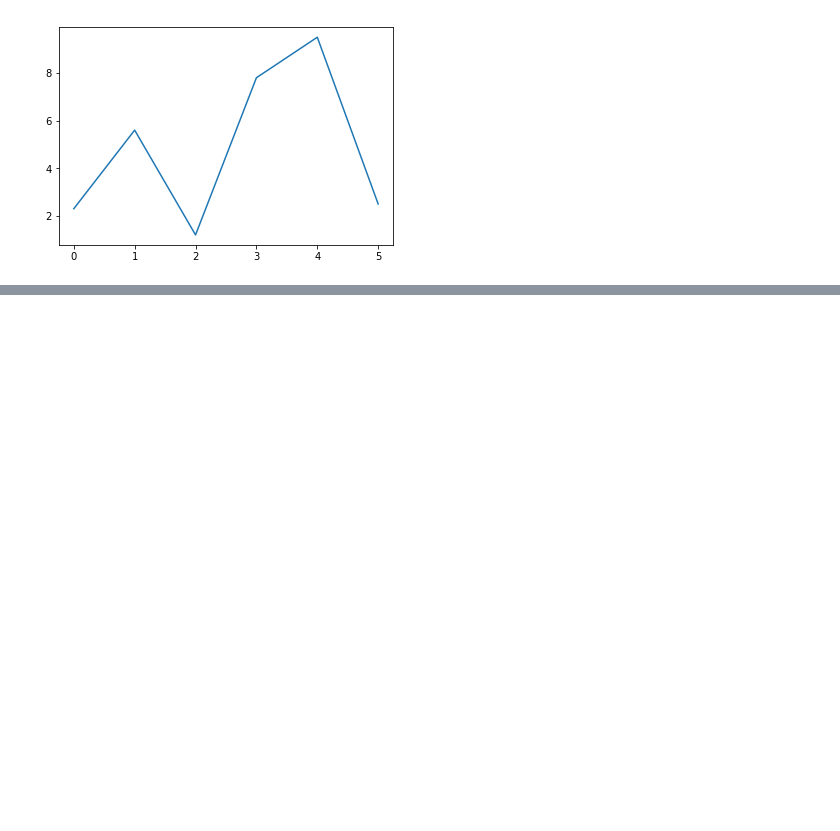
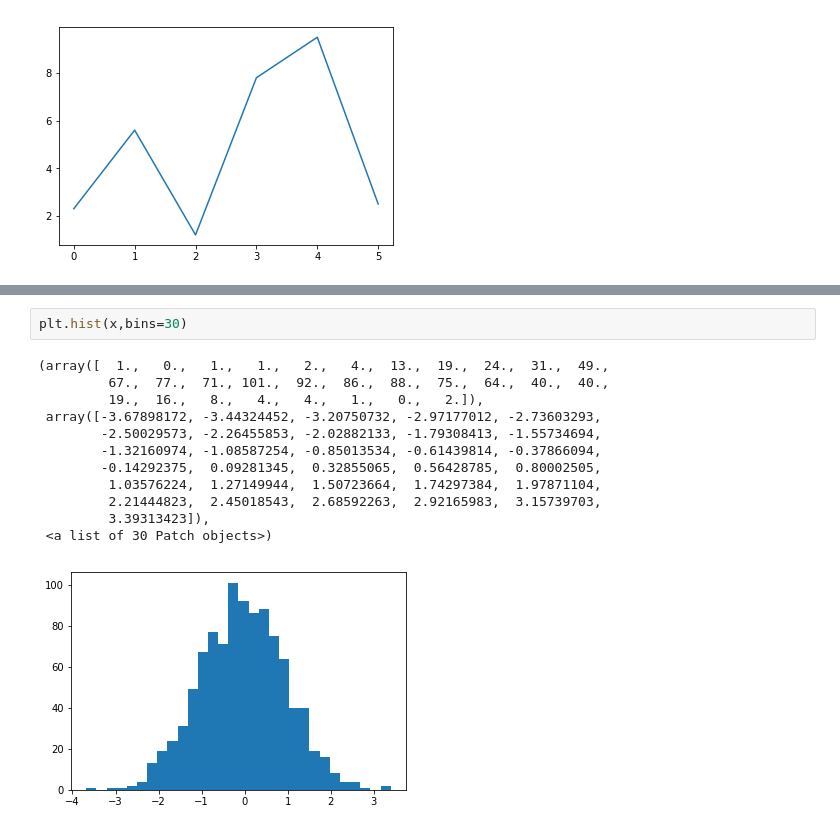
Before and after one commit to hstrey/SchoolNova-Computer-Science, a Jupyter notebook: IT201/getting started with numpy.ipynb, the cells around one changed output, grey strips where cells are left out. Saved outputs shown, nothing was run; the diff lists cells and outputs as text; blank space fills up the shorter version.

```diff
--- a/IT201/getting started with numpy.ipynb
+++ b/IT201/getting started with numpy.ipynb
@@ -72,0 +117,15 @@ plt.plot(t,y)
+# %%
+plt.hist(x,bins=30)
+# %% [output]
+(array([  1.,   0.,   1.,   1.,   2.,   4.,  13.,  19.,  24.,  31.,  49.,
+         67.,  77.,  71., 101.,  92.,  86.,  88.,  75.,  64.,  40.,  40.,
+         19.,  16.,   8.,   4.,   4.,   1.,   0.,   2.]),
+ array([-3.67898172, -3.44324452, -3.20750732, -2.97177012, -2.73603293,
+        -2.50029573, -2.26455853, -2.02882133, -1.79308413, -1.55734694,
+        -1.32160974, -1.08587254, -0.85013534, -0.61439814, -0.37866094,
+        -0.14292375,  0.09281345,  0.32855065,  0.56428785,  0.80002505,
+         1.03576224,  1.27149944,  1.50723664,  1.74297384,  1.97871104,
+         2.21444823,  2.45018543,  2.68592263,  2.92165983,  3.15739703,
+         3.39313423]),
+ <a list of 30 Patch objects>)
+[figure, added]
```
Also changed, not shown: parts of 4 cells of this notebook, 1 other file.
